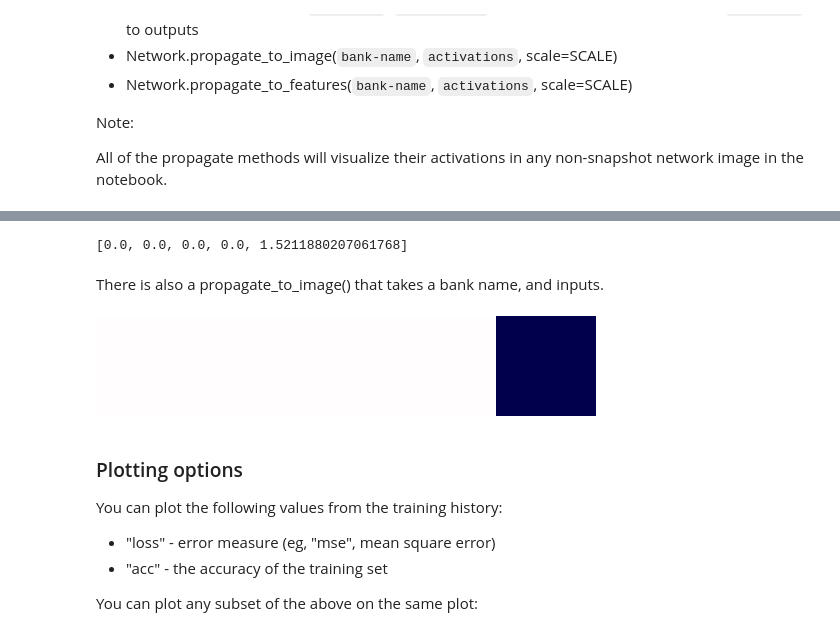
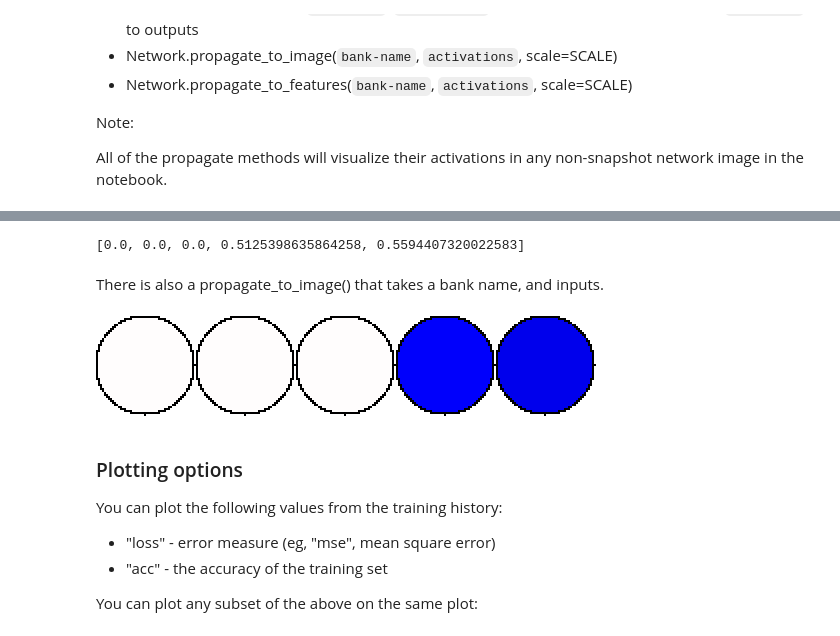
Before and after one commit to ArtificialIntelligenceToolkit/conx, a Jupyter notebook: notebooks/Getting Started with conx.ipynb, the cells around one changed output, grey strips where cells are left out. Saved outputs shown, nothing was run; the diff lists cells and outputs as text; code cells hidden in the pictures.

```diff
--- a/notebooks/Getting Started with conx.ipynb
+++ b/notebooks/Getting Started with conx.ipynb
@@ -241,13 +240,13 @@ net.propagate_to("hidden1", [0.5, 0.5])
 # %%
-net.propagate_to("hidden1", [0.5, 0.5])
+net.propagate_to("hidden1", [0.1, 0.4])
 # %% [output]
-[0.0, 0.0, 0.0, 0.0, 1.5211880207061768]
+[0.0, 0.0, 0.0, 0.5125398635864258, 0.5594407320022583]
 # %% [markdown]
 There is also a propagate_to_image() that takes a bank name, and inputs.
 # %%
-net.propagate_to_image("hidden1", [0.5, 0.5]).resize((500, 100))
+net.propagate_to_image("hidden1", [0.1, 0.4]).resize((500, 100))
 # %% [output]
-[figure, old version]
+[figure, new version]
 # %% [markdown]
 ### Plotting options
 
```
Also changed, not shown: parts of 14 cells of this notebook, 3 other files.
